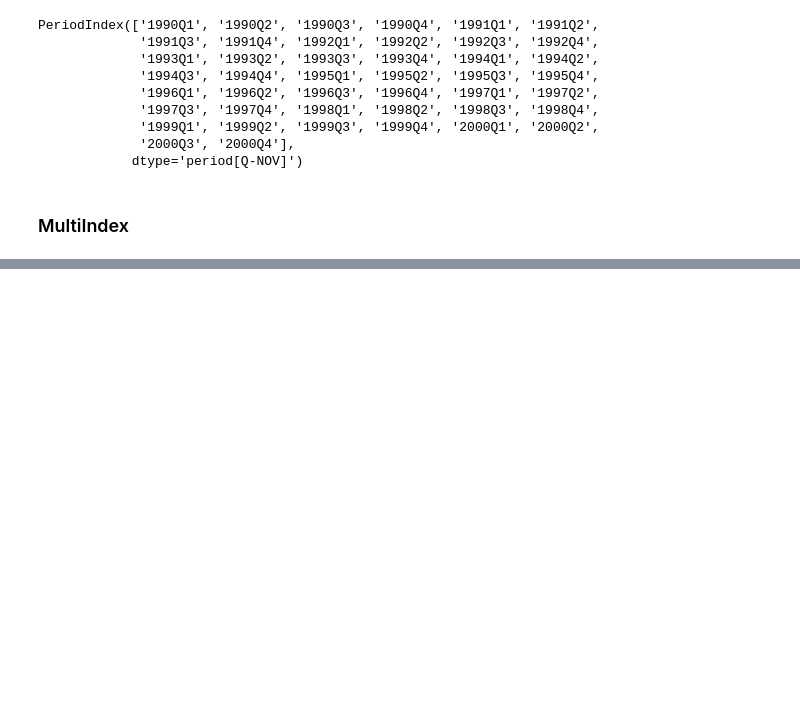
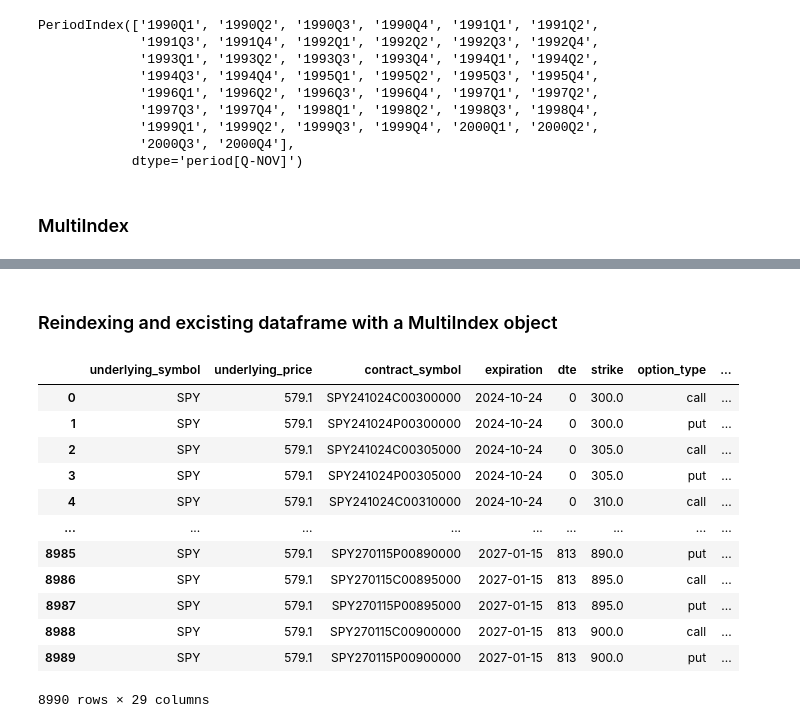
Before and after one commit to MichalPoleszczuk/Books, a Jupyter notebook: Python_for_Algorithmic_Trading_Cookbook/Chapter2/Notes_to_Chapter2.ipynb, the cells around one changed output, grey strips where cells are left out. Saved outputs shown, nothing was run; the diff lists cells and outputs as text; code cells hidden in the pictures; blank space fills up the shorter version.

```diff
--- a/Python_for_Algorithmic_Trading_Cookbook/Chapter2/Notes_to_Chapter2.ipynb
+++ b/Python_for_Algorithmic_Trading_Cookbook/Chapter2/Notes_to_Chapter2.ipynb
@@ -82,0 +284,2 @@ midx = pd.MultiIndex.from_tuples(tuples, names=("date","symbol"))
+# %% [markdown]
+### Reindexing and excisting dataframe with a MultiIndex object
@@ -82,0 +297,17 @@ midx = pd.MultiIndex.from_tuples(tuples, names=("date","symbol"))
+# %%
+# DataFrame with SPY options data
+chains
+# %% [output]
+|  | underlying_symbol | underlying_price | contract_symbol | expiration | dte | strike | option_type | ... |
+| 0 | SPY | 579.1 | SPY241024C00300000 | 2024-10-24 | 0 | 300.0 | call | ... |
+| 1 | SPY | 579.1 | SPY241024P00300000 | 2024-10-24 | 0 | 300.0 | put | ... |
+| 2 | SPY | 579.1 | SPY241024C00305000 | 2024-10-24 | 0 | 305.0 | call | ... |
+| 3 | SPY | 579.1 | SPY241024P00305000 | 2024-10-24 | 0 | 305.0 | put | ... |
+| 4 | SPY | 579.1 | SPY241024C00310000 | 2024-10-24 | 0 | 310.0 | call | ... |
+| ... | ... | ... | ... | ... | ... | ... | ... | ... |
+| 8985 | SPY | 579.1 | SPY270115P00890000 | 2027-01-15 | 813 | 890.0 | put | ... |
+| 8986 | SPY | 579.1 | SPY270115C00895000 | 2027-01-15 | 813 | 895.0 | call | ... |
+| 8987 | SPY | 579.1 | SPY270115P00895000 | 2027-01-15 | 813 | 895.0 | put | ... |
+| 8988 | SPY | 579.1 | SPY270115C00900000 | 2027-01-15 | 813 | 900.0 | call | ... |
+| 8989 | SPY | 579.1 | SPY270115P00900000 | 2027-01-15 | 813 | 900.0 | put | ... |
+8990 rows × 29 columns
```
Also changed, not shown: parts of 28 cells of this notebook.
